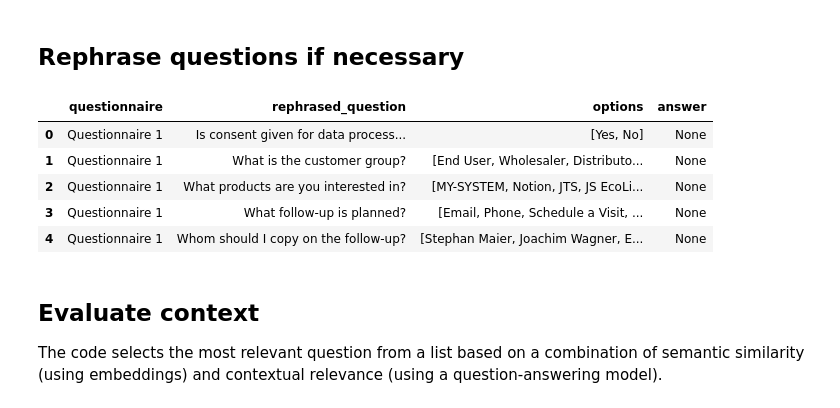
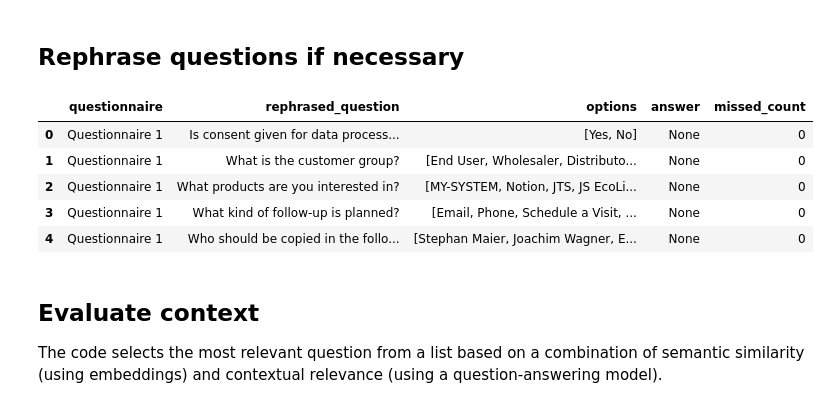
Before and after one commit to croco22/CapstoneProjectTDS, a Jupyter notebook: notebooks/Dashboard_Demo.ipynb, the cells around one changed output. Drawn from its saved outputs; the diff is of its cells as text; code cells hidden in the pictures.

```diff
--- a/notebooks/Dashboard_Demo.ipynb
+++ b/notebooks/Dashboard_Demo.ipynb
@@ -79,28 +86,29 @@ df = pd.concat(dfs, ignore_index=True)
 # %%
 def rephrase_question(text):
     prompt = f"""Reformulate the following statement into a clear, concise,
         and grammatically correct question that maintains its original meaning.
         If the text is already a question, preserve its intent without altering
         content or facts. The statement is: '{text}'.
         Return the generated question without additional explanations,
         comments, or text.
     """
     return generate_text(prompt)
 
 
 df['rephrased_question'] = df['question'].apply(rephrase_question)
 
 df = df[['questionnaire', 'rephrased_question', 'options']].copy()
 df['answer'] = None
+df['missed_count'] = 0
 
 df.head()
 # %% [output]
-|  | questionnaire | rephrased_question | options | answer |
-| 0 | Questionnaire 1 | Is consent given for data process... | [Yes, No] | None |
-| 1 | Questionnaire 1 | What is the customer group? | [End User, Wholesaler, Distributo... | None |
-| 2 | Questionnaire 1 | What products are you interested in? | [MY-SYSTEM, Notion, JTS, JS EcoLi... | None |
-| 3 | Questionnaire 1 | What follow-up is planned? | [Email, Phone, Schedule a Visit, ... | None |
-| 4 | Questionnaire 1 | Whom should I copy on the follow-up? | [Stephan Maier, Joachim Wagner, E... | None |
+|  | questionnaire | rephrased_question | options | answer | missed_count |
+| 0 | Questionnaire 1 | Is consent given for data process... | [Yes, No] | None | 0 |
+| 1 | Questionnaire 1 | What is the customer group? | [End User, Wholesaler, Distributo... | None | 0 |
+| 2 | Questionnaire 1 | What products are you interested in? | [MY-SYSTEM, Notion, JTS, JS EcoLi... | None | 0 |
+| 3 | Questionnaire 1 | What kind of follow-up is planned? | [Email, Phone, Schedule a Visit, ... | None | 0 |
+| 4 | Questionnaire 1 | Who should be copied in the follo... | [Stephan Maier, Joachim Wagner, E... | None | 0 |
 # %% [markdown]
 ## Evaluate context
 The code selects the most relevant question from a list based on a combination of semantic similarity (using embeddings) and contextual relevance (using a question-answering model).
```
Also changed, not shown: parts of 6 cells of this notebook.
